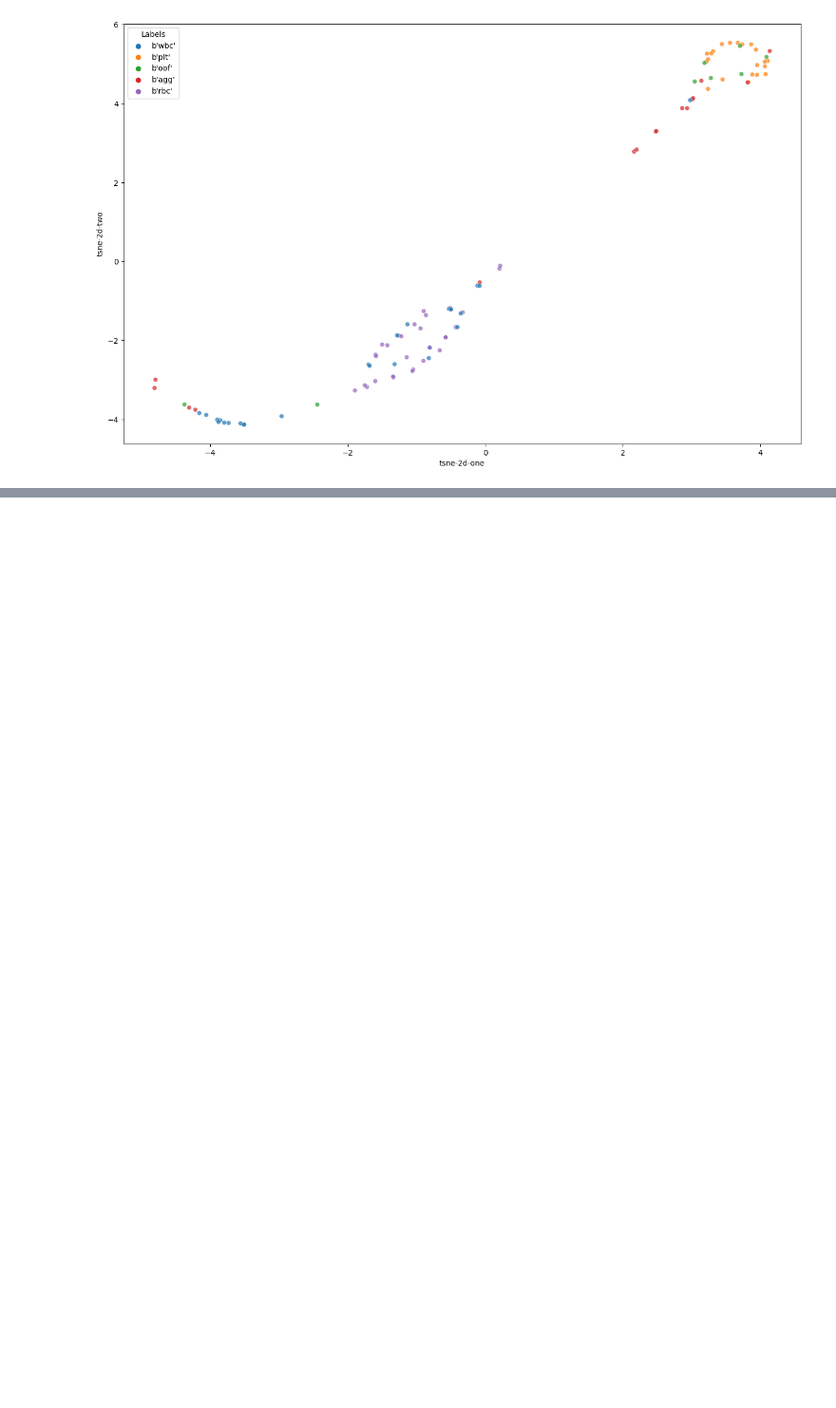
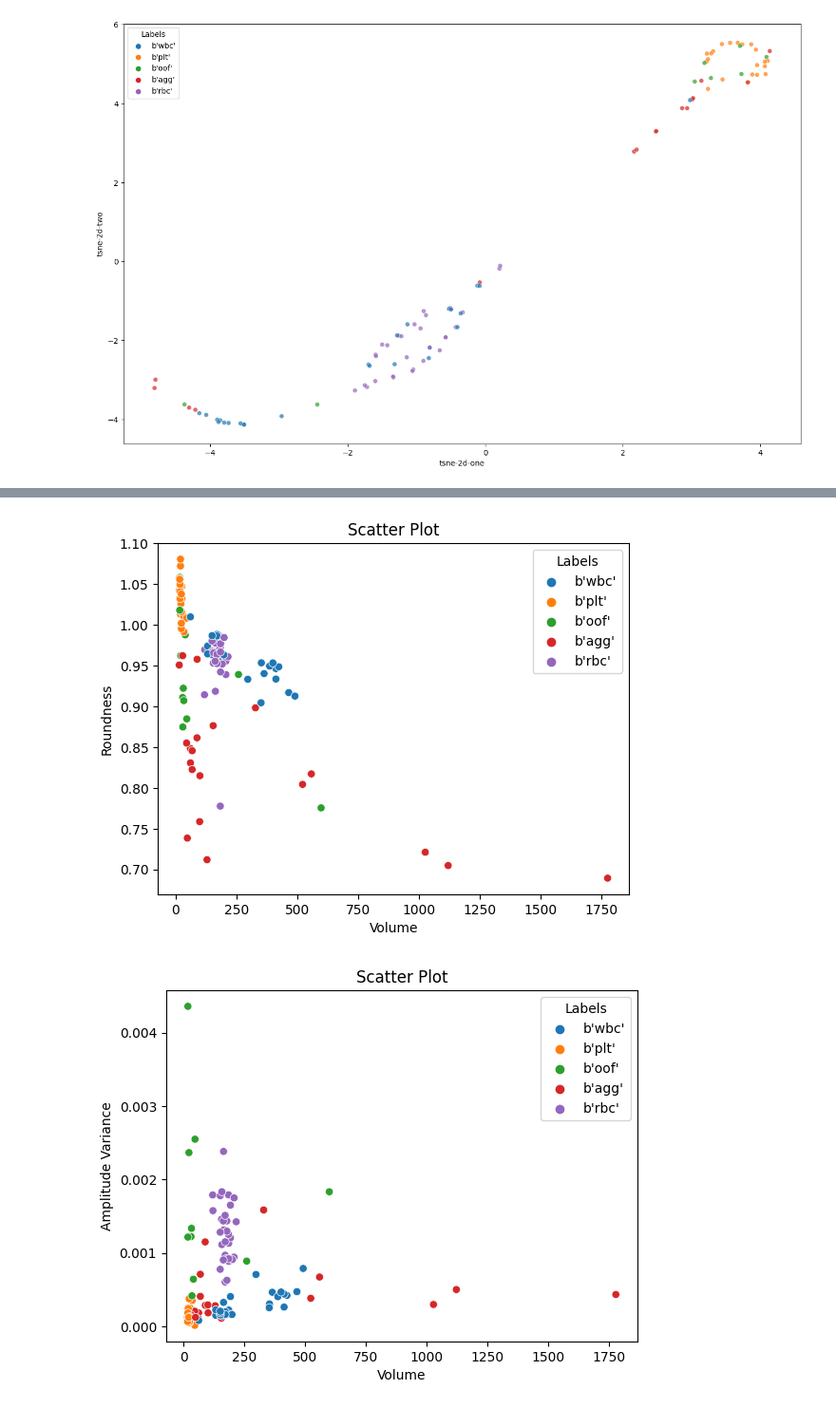
Before and after one commit to RaiBP/cell-estimator, a Jupyter notebook: notebooks/feature_extraction_first_look.ipynb, the cells around one changed output, grey strips where cells are left out. Shown at 95% size. Cells and saved outputs as stored; diff of their text form; code cells hidden in the pictures; blank space fills up the shorter version.

```diff
--- a/notebooks/feature_extraction_first_look.ipynb
+++ b/notebooks/feature_extraction_first_look.ipynb
@@ -349,0 +456,29 @@ See the caveats in the documentation: https://pandas.pydata.org/pandas-docs/stab
+# %%
+sns.scatterplot(data=df, x='Volume', y='Roundness', hue='Labels')
+plt.title('Scatter Plot')
+plt.show()
+
+sns.scatterplot(data=df, x='Volume', y='Amplitude Variance', hue='Labels')
+plt.title('Scatter Plot')
+plt.show()
+sns.scatterplot(data=df, x='Volume', y='DC2', hue='Labels')
+plt.title('Scatter Plot')
+plt.show()
+sns.scatterplot(data=df, x='Volume', y='Opacity', hue='Labels')
+plt.title('Scatter Plot')
+plt.show()
+sns.scatterplot(data=df, x='Opacity', y='Amplitude Skewness', hue='Labels')
+plt.title('Scatter Plot')
+plt.show()
+sns.scatterplot(data=df, x='Opacity', y='DC1', hue='Labels')
+plt.title('Scatter Plot')
+plt.show()
+sns.scatterplot(data=df, x='Amplitude Variance', y='Amplitude Skewness', hue='Labels')
+plt.title('Scatter Plot')
+plt.show()
+sns.scatterplot(data=df, x='Dry Mass Density', y='Phase Skewness', hue='Labels')
+plt.title('Scatter Plot')
+plt.show()
+# %% [output]
+[figure, added]
+[figure, added]
```
Also changed, not shown: parts of 8 cells of this notebook, 6 other files.
